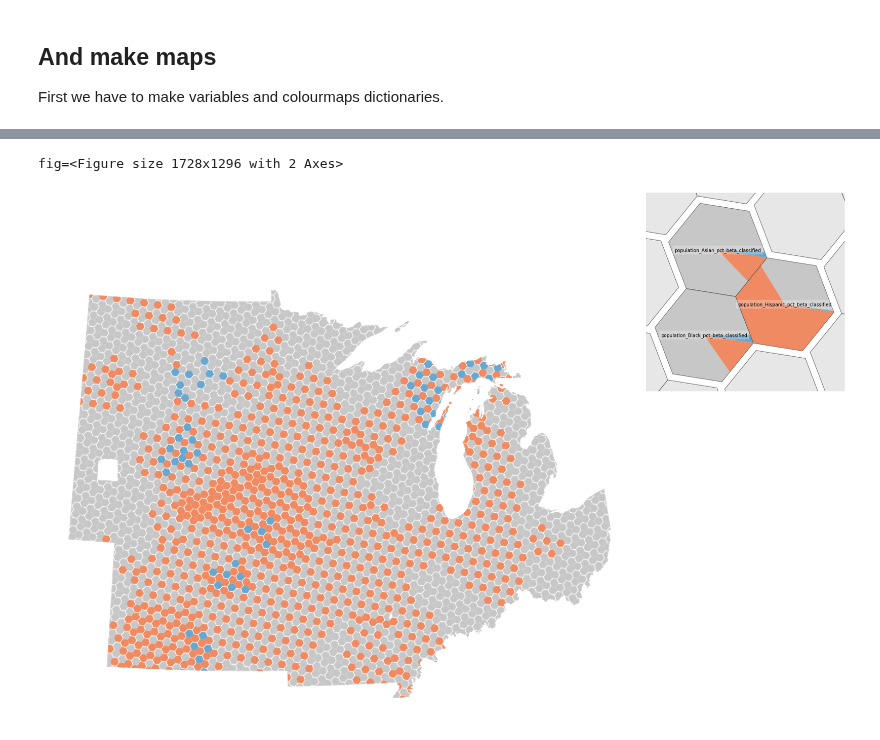
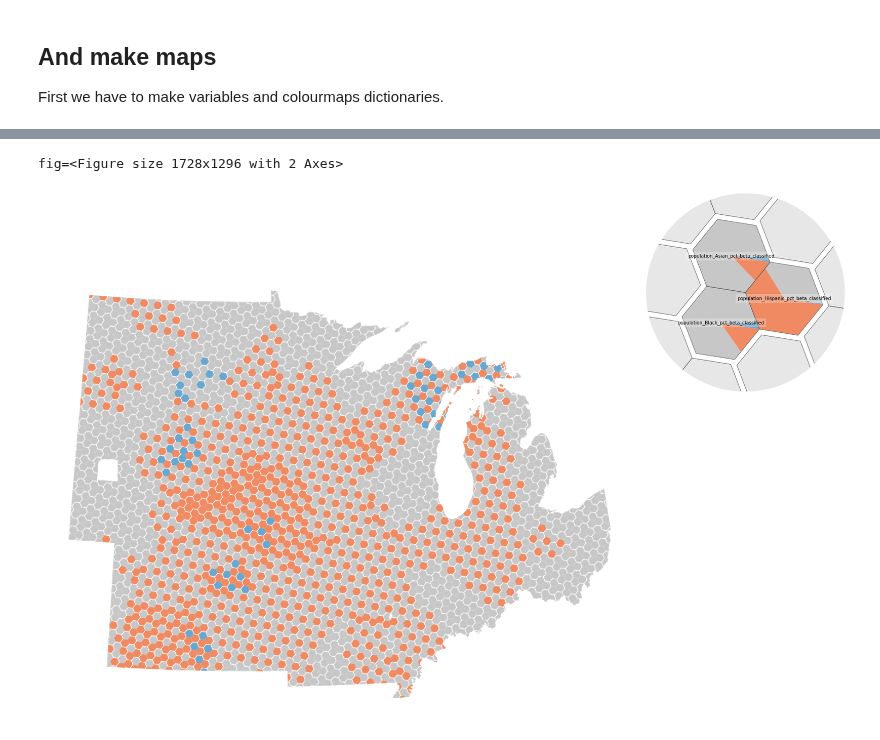
Before and after one commit to DOSull/weaving-space, a Jupyter notebook: weavingspace/GWR-example-h3.ipynb, the cells around one changed output, grey strips where cells are left out. Cells and saved outputs as stored; diff of their text form; code cells hidden in the pictures.

```diff
--- a/weavingspace/GWR-example-h3.ipynb
+++ b/weavingspace/GWR-example-h3.ipynb
@@ -136,6 +138,7 @@ fig=<Figure size 1728x1296 with 2 Axes>
 # %%
-fig = hex3_map.render(legend_zoom = 0.9)
+fig = hex3_map.render(legend_zoom = 1.0,
+                      use_ellipse = True, ellipse_magnification = 1.0)
 fig.savefig(f"hex_{get_filename_label(path2)}.pdf")
 # %% [output]
 fig=<Figure size 1728x1296 with 2 Axes>
-[figure, old version]
+[figure, new version]
```
Also changed, not shown: parts of 1 cell of this notebook, 1 other file.
